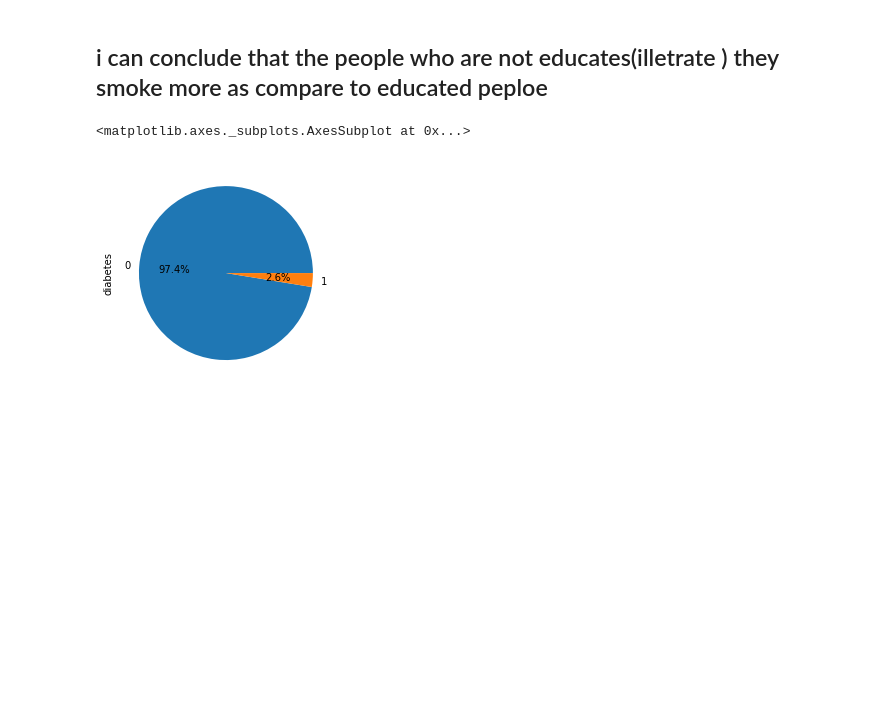
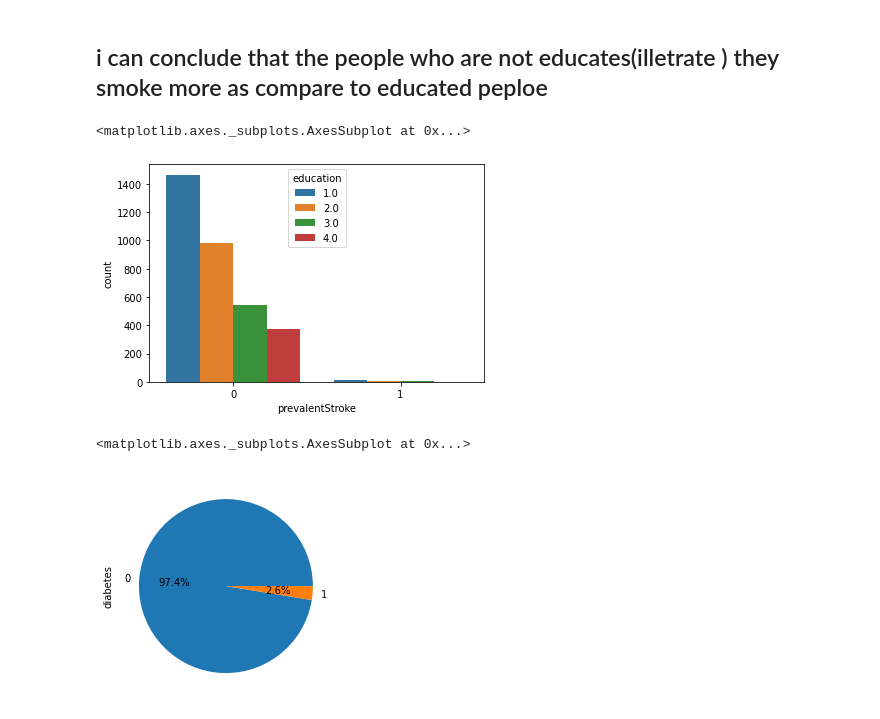
Before and after one commit to razsahil/cardiovascular_risk-analysis, a Jupyter notebook: EDA_PROJECT_.ipynb, the cells around one changed output. Saved outputs shown, nothing was run; the diff lists cells and outputs as text; code cells hidden in the pictures; blank space fills up the shorter version.

```diff
--- a/EDA_PROJECT_.ipynb
+++ b/EDA_PROJECT_.ipynb
@@ -365,5 +494,10 @@ sn.countplot(data=data,x="is_smoking",hue="education")
 # %% [markdown]
 ## i can conclude that the people who are not educates(illetrate ) they smoke more as compare to educated peploe
+# %%
+sn.countplot(data=data,x="prevalentStroke",hue="education")
+# %% [output]
+<matplotlib.axes._subplots.AxesSubplot at 0x...>
+[figure, added]
 # %%
 data.diabetes.value_counts().plot.pie(autopct="%1.1f%%")
 # %% [output]
```
Also changed, not shown: parts of 20 cells of this notebook.
